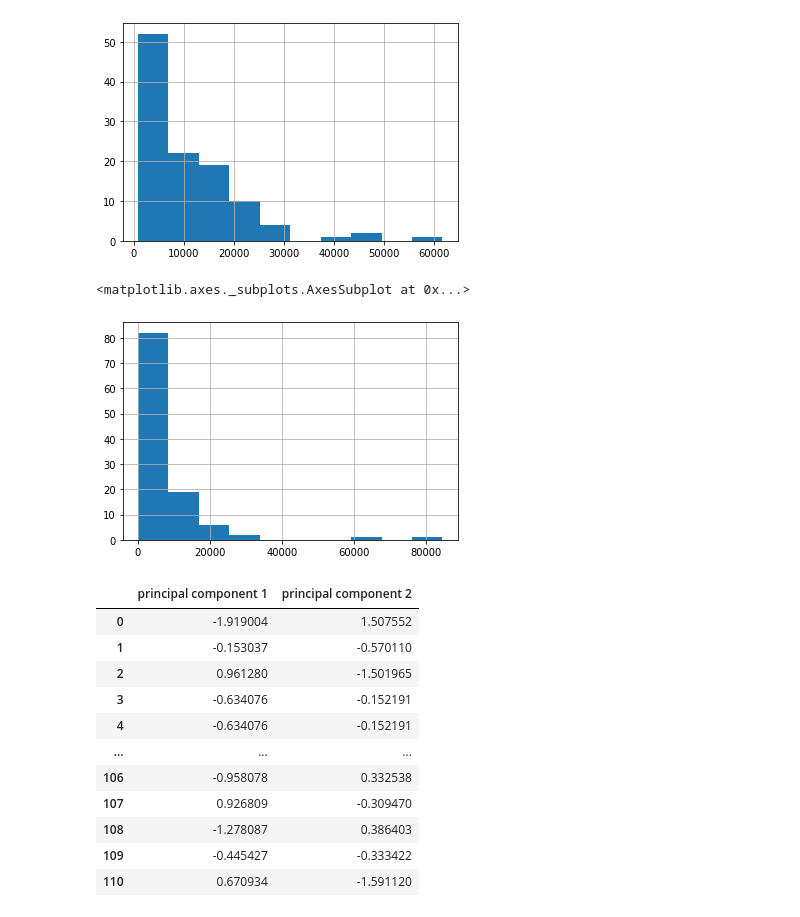
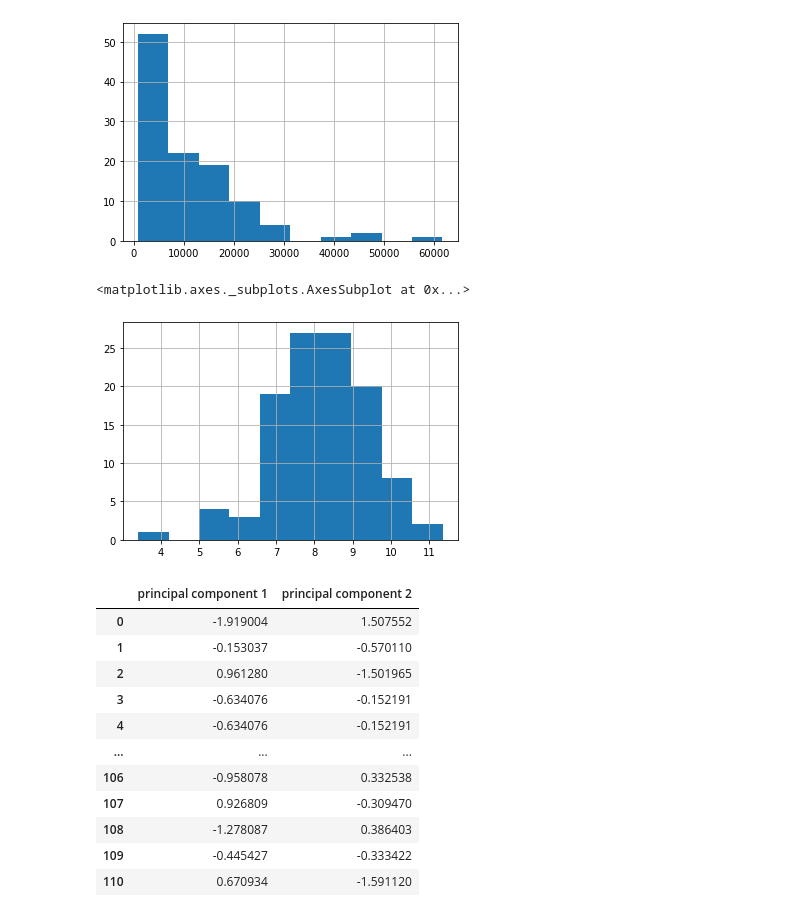
Before and after one commit to shleung101/sta141c_311_cases, a Jupyter notebook: SruthiDraft1 .ipynb, the cells around one changed output. Drawn from its saved outputs; the diff is of its cells as text; code cells hidden in the pictures.

```diff
--- a/SruthiDraft1 .ipynb
+++ b/SruthiDraft1 .ipynb
@@ -150,7 +216,0 @@ plot = coef.plot(kind='bar', title = 'Plot')
-# %%
-#cases_q7 = cases.drop(cases.columns[range(15,20)], axis = 1)
-#cases_q7 = cases_q7.drop(cases.columns[range(1,14)], axis = 1)
-#cases_q7 = cases_q7.drop(['Media URL', 'CaseID'], axis = 1)
-cases_q7 = pd.DataFrame(cases['Neighborhood'])
-cases_q7 = cases_q7.dropna()
-cases_q7
@@ -231,9 +332,11 @@ neighborhood['Population'].hist()
 [figure]
 # %%
 neighborhood['freq'].hist()
-# %% [output]
-<matplotlib.axes._subplots.AxesSubplot at 0x...>
-[figure, removed]
+# %%
+np.log(neighborhood['freq']).hist()
+# %% [output]
+<matplotlib.axes._subplots.AxesSubplot at 0x...>
+[figure, added]
 # %%
 #PCA of Income and frequency
 df = neighborhood
```
Also changed, not shown: parts of 32 cells of this notebook.
